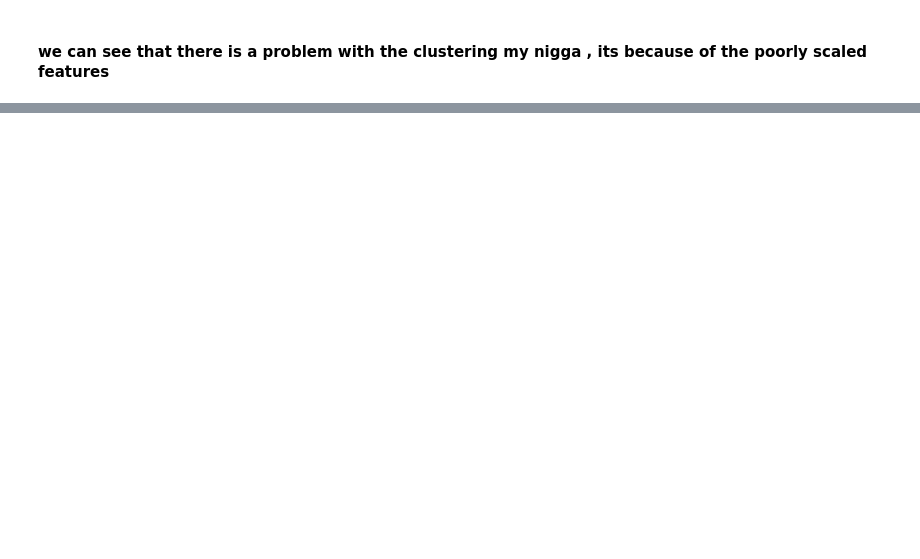
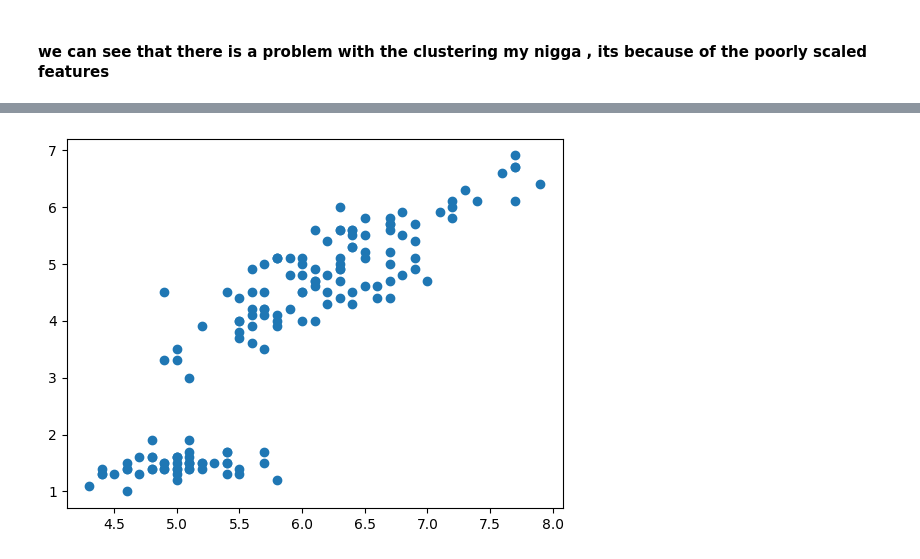
Before and after one commit to Ayomide906/MyProjects, a Jupyter notebook: Project3/k_mean_clust.ipynb, the cells around one changed output, grey strips where cells are left out. Drawn from its saved outputs; the diff is of its cells as text; code cells hidden in the pictures; blank space fills up the shorter version.

```diff
--- a/Project3/k_mean_clust.ipynb
+++ b/Project3/k_mean_clust.ipynb
@@ -171,0 +198,2 @@ array([[0.72268908, 0.8974359 ],
+# %%
+iris=load_iris()
@@ -171,0 +211,3 @@ array([[0.72268908, 0.8974359 ],
+# %%
+df=pd.DataFrame(iris.data,columns=iris.feature_names)
+df.head()
@@ -171,0 +221,3 @@ array([[0.72268908, 0.8974359 ],
+# %%
+df['target']=iris.target
+df.head()
@@ -171,0 +231,5 @@ array([[0.72268908, 0.8974359 ],
+# %%
+plt.scatter(df['sepal length (cm)'],df['petal length (cm)'])
+plt.show()
+# %% [output]
+[figure, added]
```
Also changed, not shown: parts of 22 cells of this notebook.
